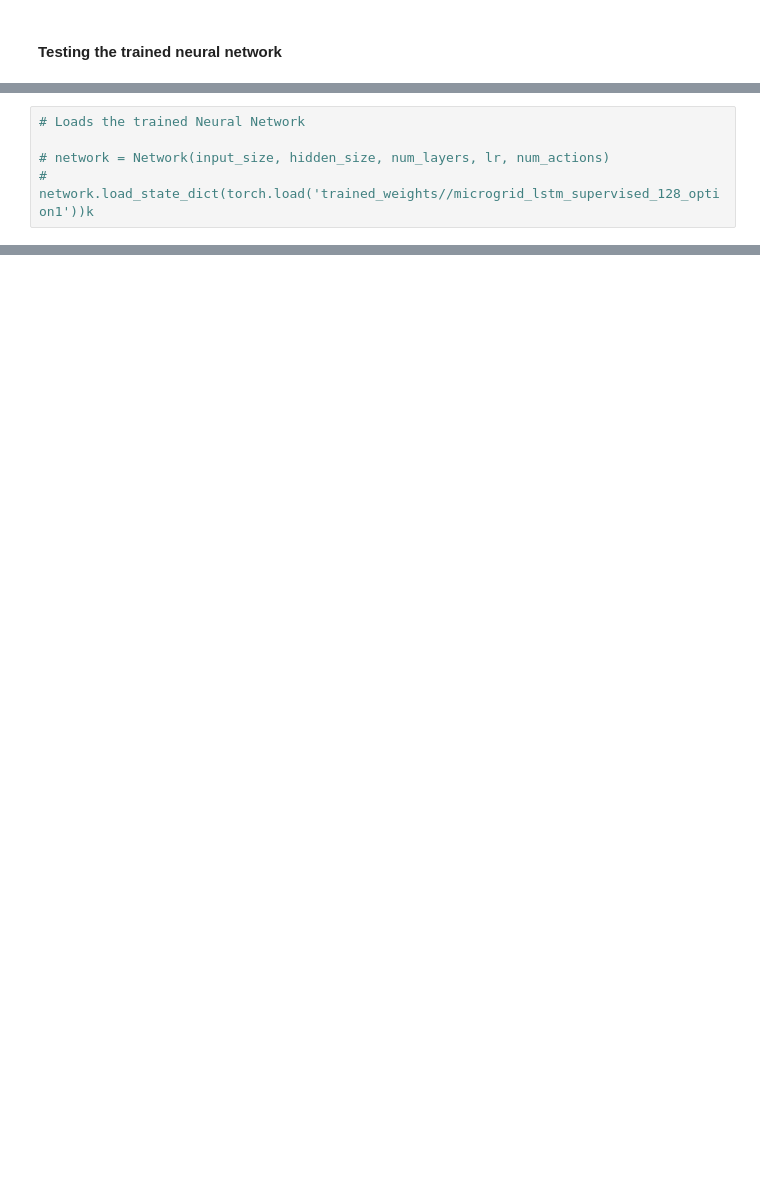
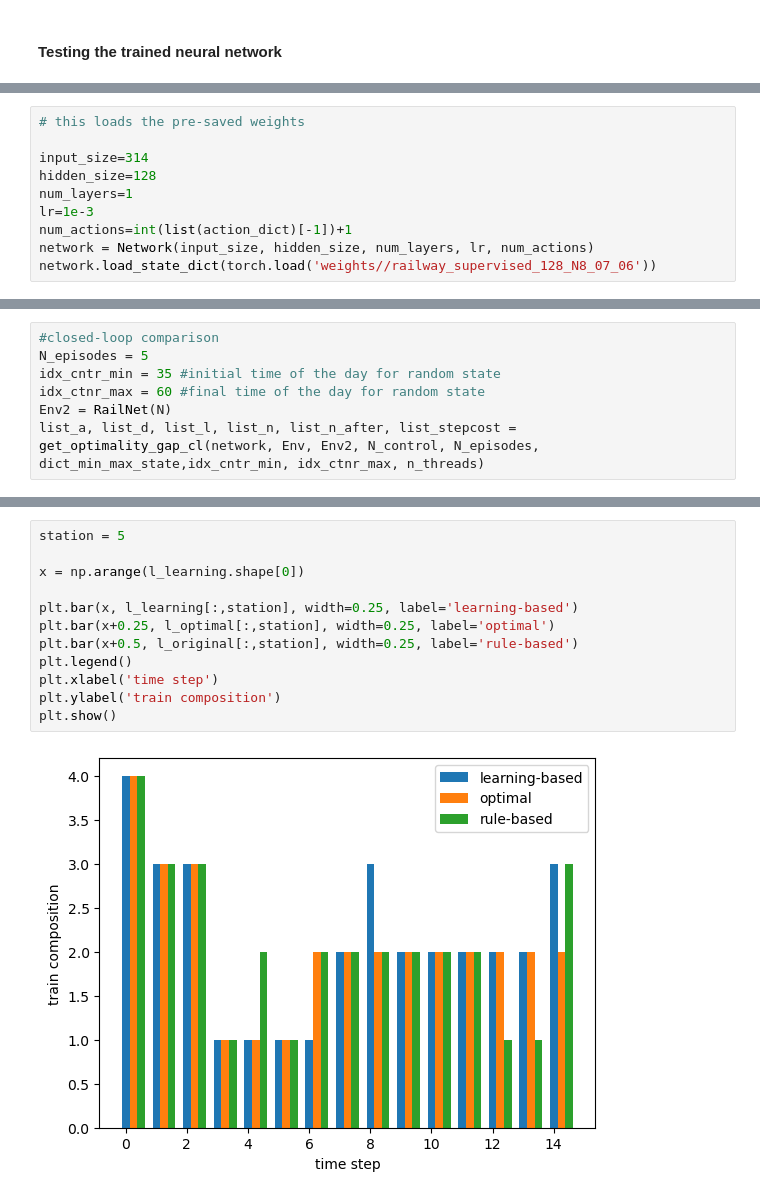
Before and after one commit to fabcaio/railwaynet_learning, a Jupyter notebook: rail_supervised.ipynb, the cells around one changed output, grey strips where cells are left out. Saved outputs shown, nothing was run; the diff lists cells and outputs as text; blank space fills up the shorter version.

```diff
--- a/rail_supervised.ipynb
+++ b/rail_supervised.ipynb
@@ -350,5 +200,10 @@ tensor(6.6363e-05, grad_fn=<MseLossBackward0>)
 # %%
-# Loads the trained Neural Network
+# this loads the pre-saved weights
 
-# network = Network(input_size, hidden_size, num_layers, lr, num_actions)
-# network.load_state_dict(torch.load('trained_weights//microgrid_lstm_supervised_128_option1'))k
+input_size=314
+hidden_size=128
+num_layers=1
+lr=1e-3
+num_actions=int(list(action_dict)[-1])+1
+network = Network(input_size, hidden_size, num_layers, lr, num_actions)
+network.load_state_dict(torch.load('weights//railway_supervised_128_N8_07_06'))
@@ -451,0 +230,7 @@ cntr_infeas_minlp, cntr_infeas_nlp
+# %%
+#closed-loop comparison
+N_episodes = 5
+idx_cntr_min = 35 #initial time of the day for random state
+idx_ctnr_max = 60 #final time of the day for random state
+Env2 = RailNet(N)
+list_a, list_d, list_l, list_n, list_n_after, list_stepcost = get_optimality_gap_cl(network, Env, Env2, N_control, N_episodes, dict_min_max_state,idx_cntr_min, idx_ctnr_max, n_threads)
@@ -451,0 +337,14 @@ cntr_infeas_minlp, cntr_infeas_nlp
+# %%
+station = 5
+
+x = np.arange(l_learning.shape[0])
+
+plt.bar(x, l_learning[:,station], width=0.25, label='learning-based')
+plt.bar(x+0.25, l_optimal[:,station], width=0.25, label='optimal')
+plt.bar(x+0.5, l_original[:,station], width=0.25, label='rule-based')
+plt.legend()
+plt.xlabel('time step')
+plt.ylabel('train composition')
+plt.show()
+# %% [output]
+[figure, added]
```
Also changed, not shown: parts of 33 cells of this notebook, 3 other files.
